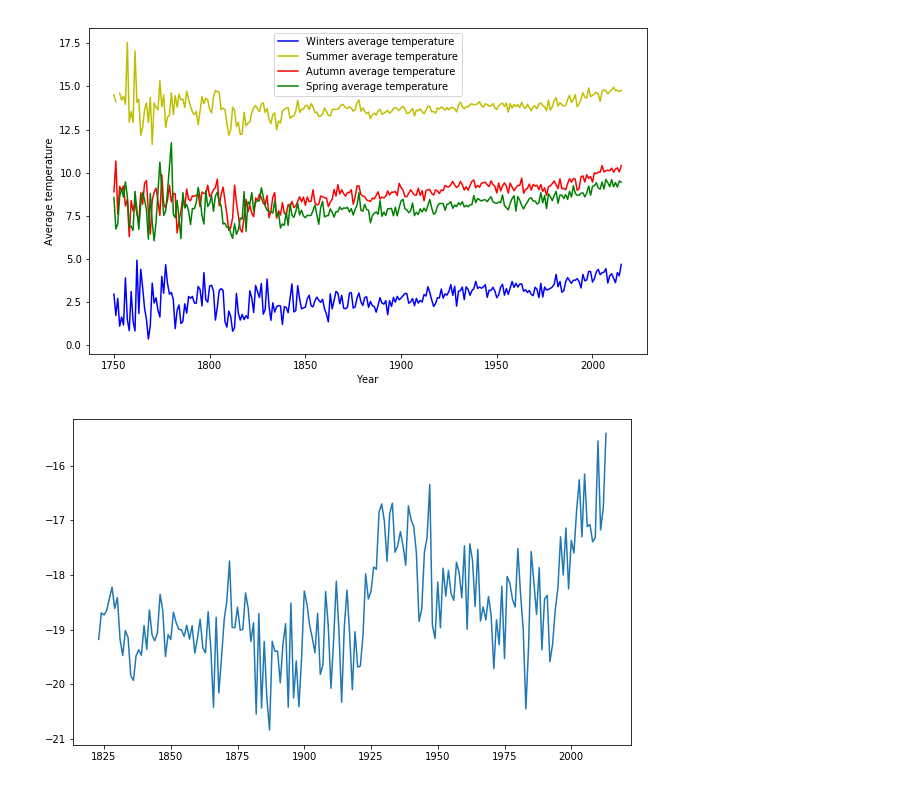
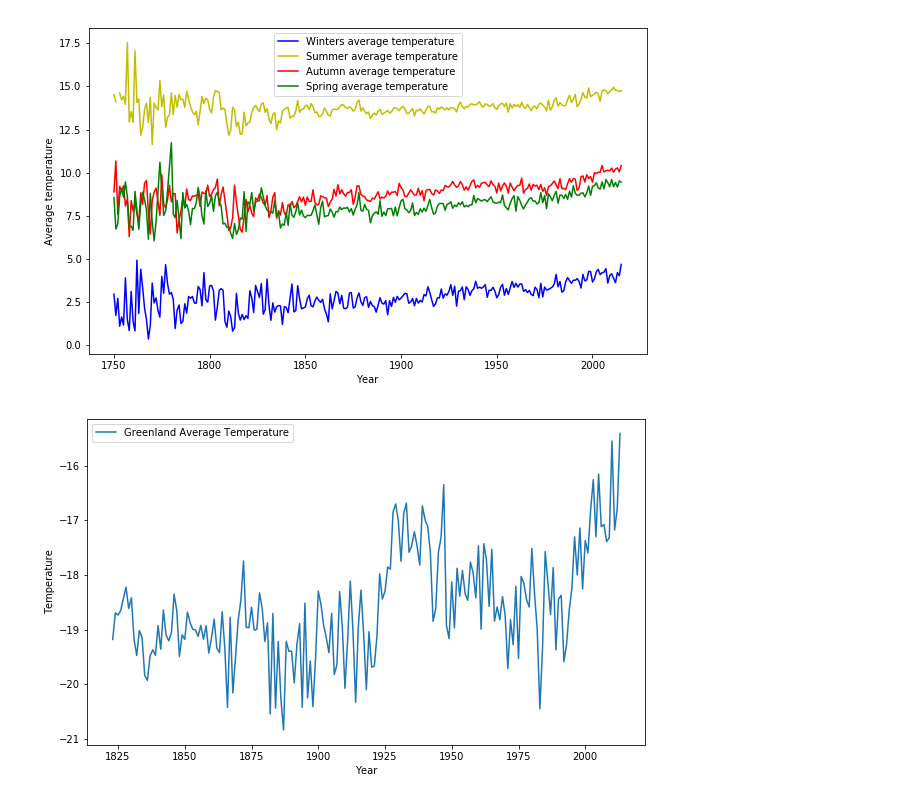
Before and after one commit to FlorianWoelki/climate_change, a Jupyter notebook: climate_change.ipynb, the cells around one changed output. Drawn from its saved outputs; the diff is of its cells as text; code cells hidden in the pictures.

Commit message:
added labels and legend for greenland

```diff
--- a/climate_change.ipynb
+++ b/climate_change.ipynb
@@ -95,7 +95,10 @@ for year in years:
     avg_temp.append(curr_years_data['AverageTemperature'].mean())
 # %%
 fig, ax = plt.subplots(figsize=(10, 6))
-plt.plot(years, avg_temp)
+plt.plot(years, avg_temp, label="Greenland Average Temperature")
+ax.set_ylabel("Temperature")
+ax.set_xlabel("Year")
+plt.legend()
 plt.show()
 # %% [output]
-[figure, old version]
+[figure, new version]
```
